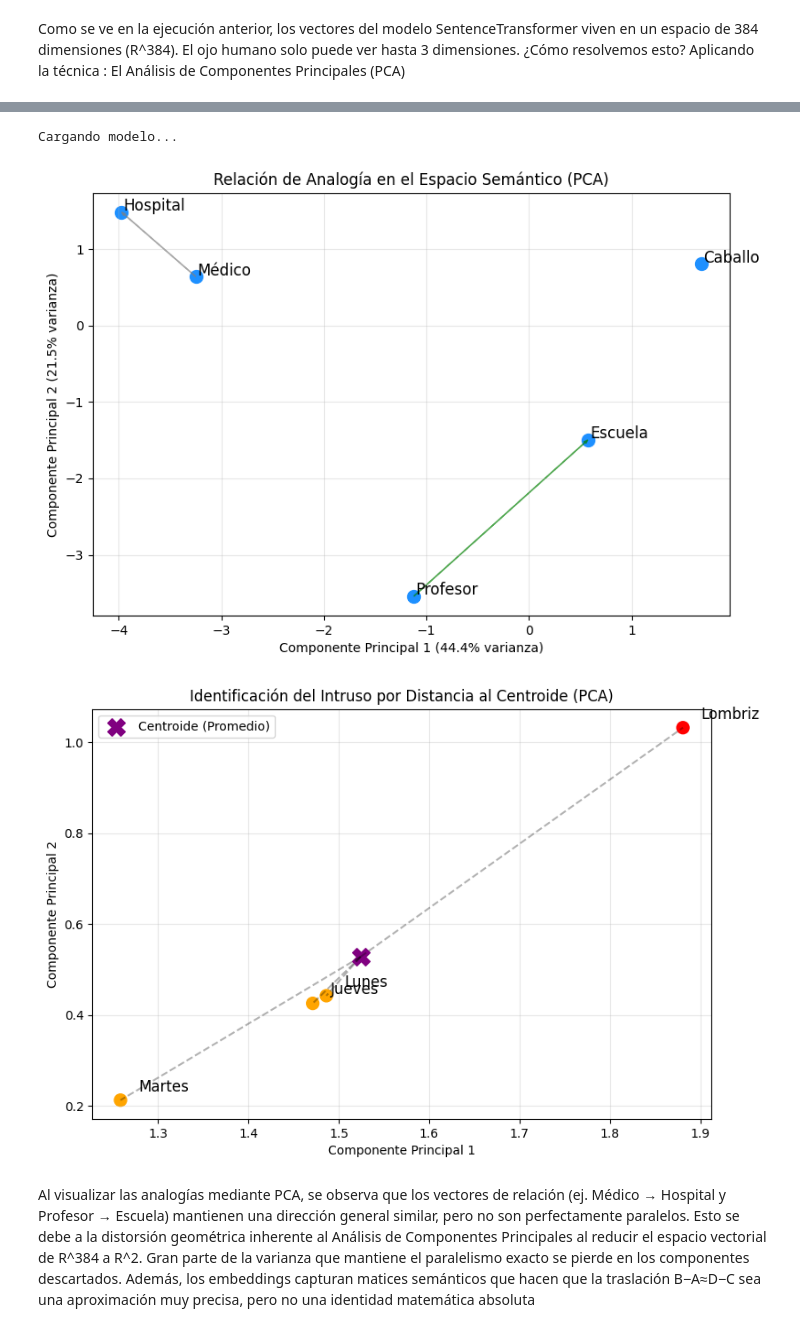
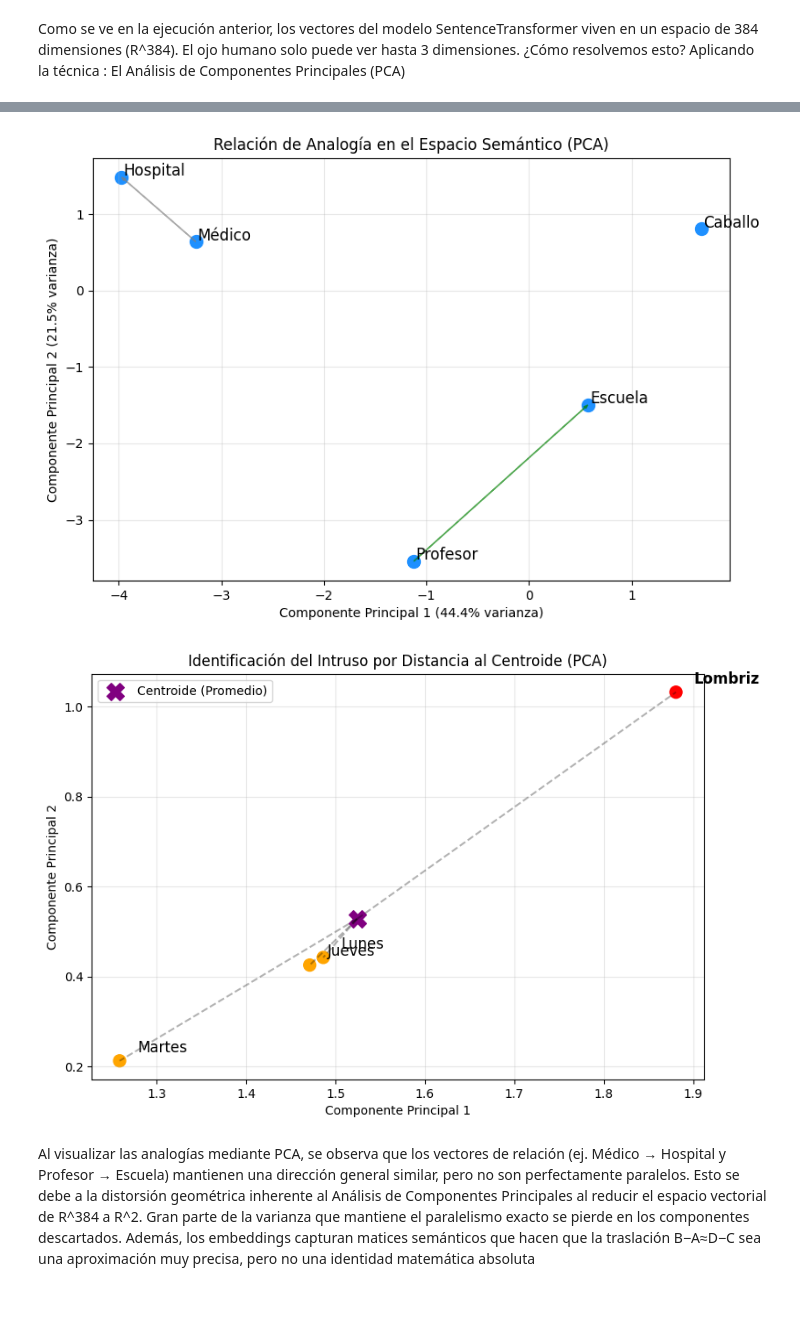
Before and after one commit to HeiderZapata/Applied-Math, a Jupyter notebook: Examen 2/Examen2-MatApl-Martinez-Zapata-Londono-Notebook.ipynb, the cells around one changed output, grey strips where cells are left out. Saved outputs shown, nothing was run; the diff lists cells and outputs as text; code cells hidden in the pictures; blank space fills up the shorter version.

```diff
--- a/Examen 2/Examen2-MatApl-Martinez-Zapata-Londono-Notebook.ipynb
+++ b/Examen 2/Examen2-MatApl-Martinez-Zapata-Londono-Notebook.ipynb
@@ -357,30 +306,25 @@ plt.show()
 # %%
-import numpy as np
 import matplotlib.pyplot as plt
 from sklearn.decomposition import PCA
-from sentence_transformers import SentenceTransformer
 
 
-# 1. Cargar el modelo
-print("Cargando modelo...")
-modelo_transformer = SentenceTransformer('paraphrase-multilingual-MiniLM-L12-v2')
+# 1. Seleccionar un subconjunto de palabras representativo para graficar
 
-# 2. Seleccionar un subconjunto de palabras representativo para graficar
-# Analogía: Médico -> Hospital :: Profesor -> Escuela (y Caballo como distractor)
+# Analogía: Médico es a Hospital como Profesor es a Escuela (y Caballo como distractor)
 palabras_analogia = ["Médico", "Hospital", "Profesor", "Escuela", "Caballo"]
-# Contexto: Los días de la semana (y Enero como intruso)
+# Contexto: Los días de la semana (y Lombriz como intruso)
 palabras_contexto = ["Lunes", "Martes", "Jueves", "Lombriz"]
 
 todas_las_palabras = palabras_analogia + palabras_contexto
 
-# 3. Obtener embeddings (espacio R^384)
+# 2. aqui se obtienen los embeddings de todas las palabras (espacio R^384)
 embeddings = modelo_transformer.encode(todas_las_palabras)
 
-# 4. Reducir dimensionalidad con PCA (espacio R^2)
+# 3. luego se reduce la dimensionalidad con PCA (espacio R^2)
 pca = PCA(n_components=2)
 vectores_2d = pca.fit_transform(embeddings)
 
-# Separar los vectores transformados para facilitar el graficado
+# Separamos los vectores transformados para facilitar el graficado
 vecs_ana = vectores_2d[:len(palabras_analogia)]
 vecs_ctx = vectores_2d[len(palabras_analogia):]
 
@@ -388,7 +332,7 @@ vecs_ctx = vectores_2d[len(palabras_analogia):]
 # GRÁFICO 1: LA GEOMETRÍA DE LAS ANALOGÍAS
 # ---------------------------------------------------------
 plt.figure(figsize=(9, 6))
-plt.scatter(vecs_ana[:, 0], vecs_ana[:, 1], color='dodgerblue', s=100)
+plt.scatter(vecs_ana[:, 0], vecs_ana[:, 1], color='dodgerblue', s=100)# s es el tamaño de los puntos
 
 for i, palabra in enumerate(palabras_analogia):
     plt.annotate(palabra, (vecs_ana[i, 0] + 0.02, vecs_ana[i, 1] + 0.02), fontsize=12)
@@ -406,38 +350,38 @@ plt.xlabel(f"Componente Principal 1 ({pca.explained_variance_ratio_[0]*100:.1f}%
 plt.ylabel(f"Componente Principal 2 ({pca.explained_variance_ratio_[1]*100:.1f}% varianza)")
 plt.grid(True, alpha=0.3)
 plt.show()
 
 # ---------------------------------------------------------
 # GRÁFICO 2: EL CENTROIDE Y EL INTRUSO (CONTEXTO)
 # ---------------------------------------------------------
 plt.figure(figsize=(9, 6))
 
 # Graficamos los días y el mes
-colores = ['orange', 'orange', 'orange', 'red'] # Rojo para el intruso (Enero)
-plt.scatter(vecs_ctx[:, 0], vecs_ctx[:, 1], color=colores, s=100)
+colores = ['orange', 'orange', 'orange', 'red'] # Rojo para el intruso (Lombriz)
+plt.scatter(vecs_ctx[:, 0], vecs_ctx[:, 1], color=colores, s=100)# s es el tamaño de los puntos
 
+# escribimos la palabra dentro del gráfico, resaltando el intruso
 for i, palabra in enumerate(palabras_contexto):
     plt.annotate(palabra, (vecs_ctx[i, 0] + 0.02, vecs_ctx[i, 1] + 0.02), fontsize=12,
-                 fontweight='bold' if palabra == 'Enero' else 'normal')
+                 fontweight='bold' if palabra == 'Lombriz' else 'normal')
 
 # Calculamos y graficamos el centroide de todo el grupo
 centroide = np.mean(vecs_ctx, axis=0)
 plt.scatter(centroide[0], centroide[1], color='purple', marker='X', s=200, label='Centroide (Promedio)')
 
 # Dibujamos líneas desde el centroide a cada palabra para visualizar la distancia
 for i in range(len(palabras_contexto)):
     plt.plot([centroide[0], vecs_ctx[i, 0]], [centroide[1], vecs_ctx[i, 1]], 'k--', alpha=0.3)
 
 plt.title("Identificación del Intruso por Distancia al Centroide (PCA)")
 plt.xlabel("Componente Principal 1")
 plt.ylabel("Componente Principal 2")
 plt.legend()
 plt.grid(True, alpha=0.3)
 plt.show()
 # %% [output]
-Cargando modelo...
 [figure]
-[figure, old version]
+[figure, new version]
 # %% [markdown]
 Al visualizar las analogías mediante PCA, se observa que los vectores de relación (ej. Médico → Hospital y Profesor → Escuela) mantienen una dirección general similar, pero no son perfectamente paralelos. Esto se debe a la distorsión geométrica inherente al Análisis de Componentes Principales al reducir el espacio vectorial de R^384 a R^2. Gran parte de la varianza que mantiene el paralelismo exacto se pierde en los componentes descartados. Además, los embeddings capturan matices semánticos que hacen que la traslación B−A≈D−C sea una aproximación muy precisa, pero no una identidad matemática absoluta
 # %% [markdown]
```
Also changed, not shown: parts of 11 cells of this notebook.
